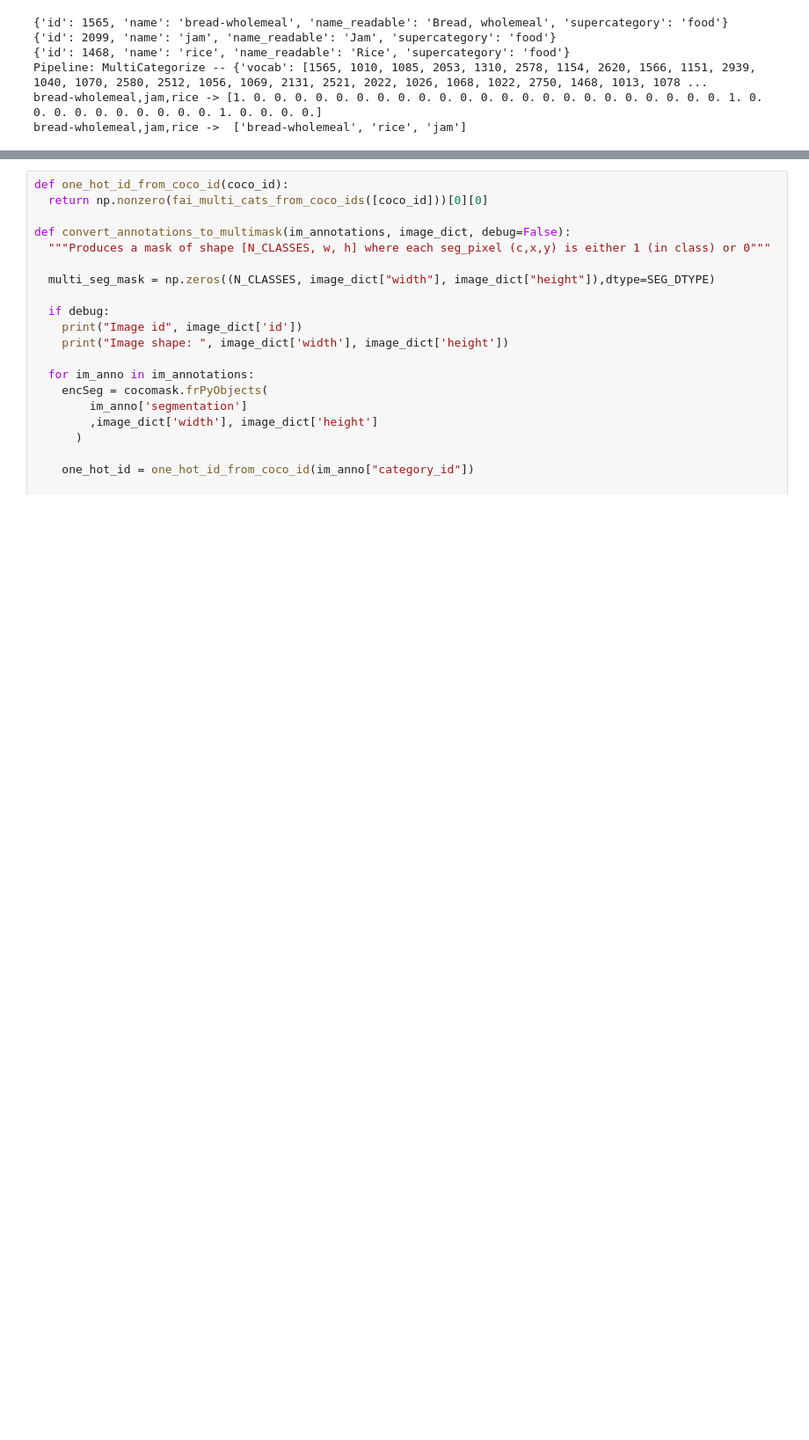
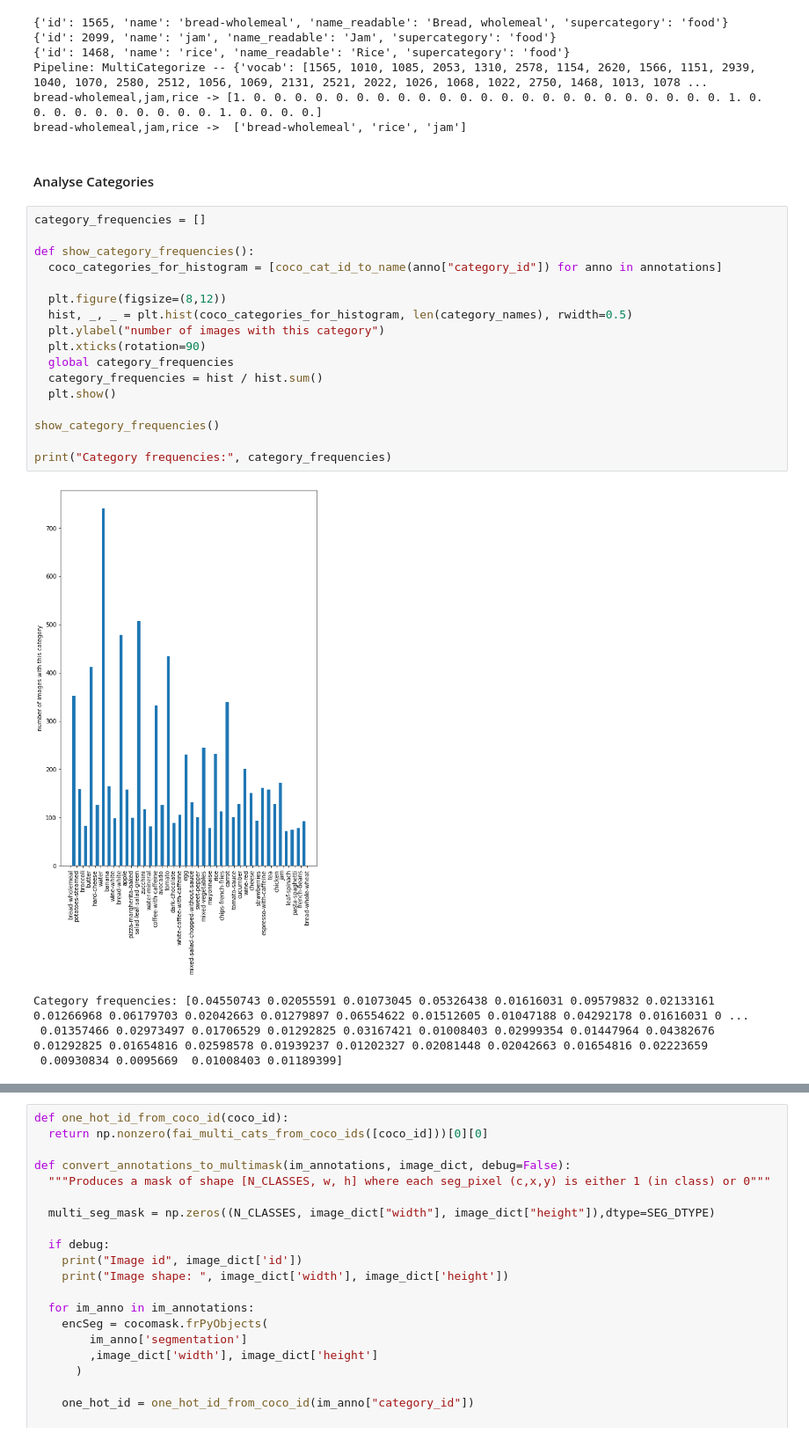
Before and after one commit to GollyTicker/Food-Recognition-Challenge, a Jupyter notebook: Starter_Kit.ipynb, the cells around one changed output, grey strips where cells are left out. Shown at 88% size. Saved outputs shown, nothing was run; the diff lists cells and outputs as text; blank space fills up the shorter version.

```diff
--- a/Starter_Kit.ipynb
+++ b/Starter_Kit.ipynb
@@ -369,4 +373,28 @@ print("bread-wholemeal,jam,rice -> ", fai_multi_cats_to_names(example_categories
 Pipeline: MultiCategorize -- {'vocab': [1565, 1010, 1085, 2053, 1310, 2578, 1154, 2620, 1566, 1151, 2939, 1040, 1070, 2580, 2512, 1056, 1069, 2131, 2521, 2022, 1026, 1068, 1022, 2750, 1468, 1013, 1078 ...
 bread-wholemeal,jam,rice -> [1. 0. 0. 0. 0. 0. 0. 0. 0. 0. 0. 0. 0. 0. 0. 0. 0. 0. 0. 0. 0. 0. 0. 0. 1. 0. 0. 0. 0. 0. 0. 0. 0. 0. 0. 1. 0. 0. 0. 0.]
 bread-wholemeal,jam,rice ->  ['bread-wholemeal', 'rice', 'jam']
+# %% [markdown]
+#### Analyse Categories
+# %%
+category_frequencies = []
+
+def show_category_frequencies():
+  coco_categories_for_histogram = [coco_cat_id_to_name(anno["category_id"]) for anno in annotations]
+
+  plt.figure(figsize=(8,12))
+  hist, _, _ = plt.hist(coco_categories_for_histogram, len(category_names), rwidth=0.5)
+  plt.ylabel("number of images with this category")
+  plt.xticks(rotation=90)
+  global category_frequencies
+  category_frequencies = hist / hist.sum()
+  plt.show()
+
+show_category_frequencies()
+
+print("Category frequencies:", category_frequencies)
+# %% [output]
+[figure, added]
+Category frequencies: [0.04550743 0.02055591 0.01073045 0.05326438 0.01616031 0.09579832 0.02133161 0.01266968 0.06179703 0.02042663 0.01279897 0.06554622 0.01512605 0.01047188 0.04292178 0.01616031 0 ...
+ 0.01357466 0.02973497 0.01706529 0.01292825 0.03167421 0.01008403 0.02999354 0.01447964 0.04382676 0.01292825 0.01654816 0.02598578 0.01939237 0.01202327 0.02081448 0.02042663 0.01654816 0.02223659
+ 0.00930834 0.0095669  0.01008403 0.01189399]
 # %%
```
Also changed, not shown: parts of 19 cells of this notebook.
